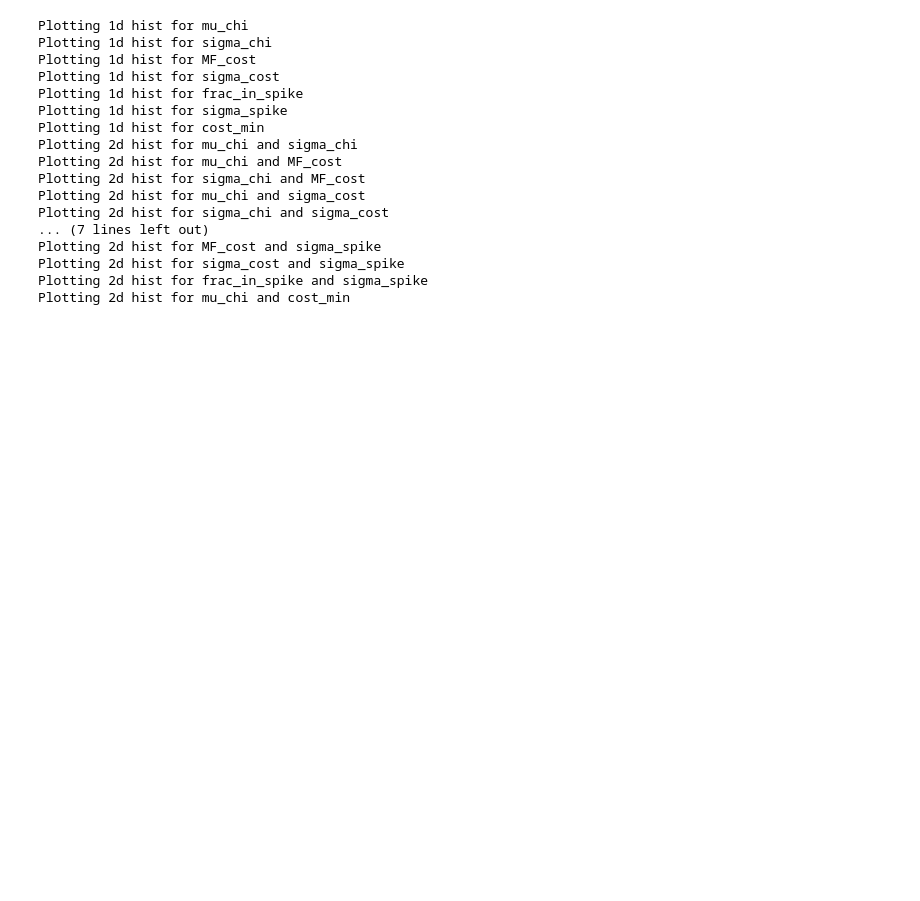
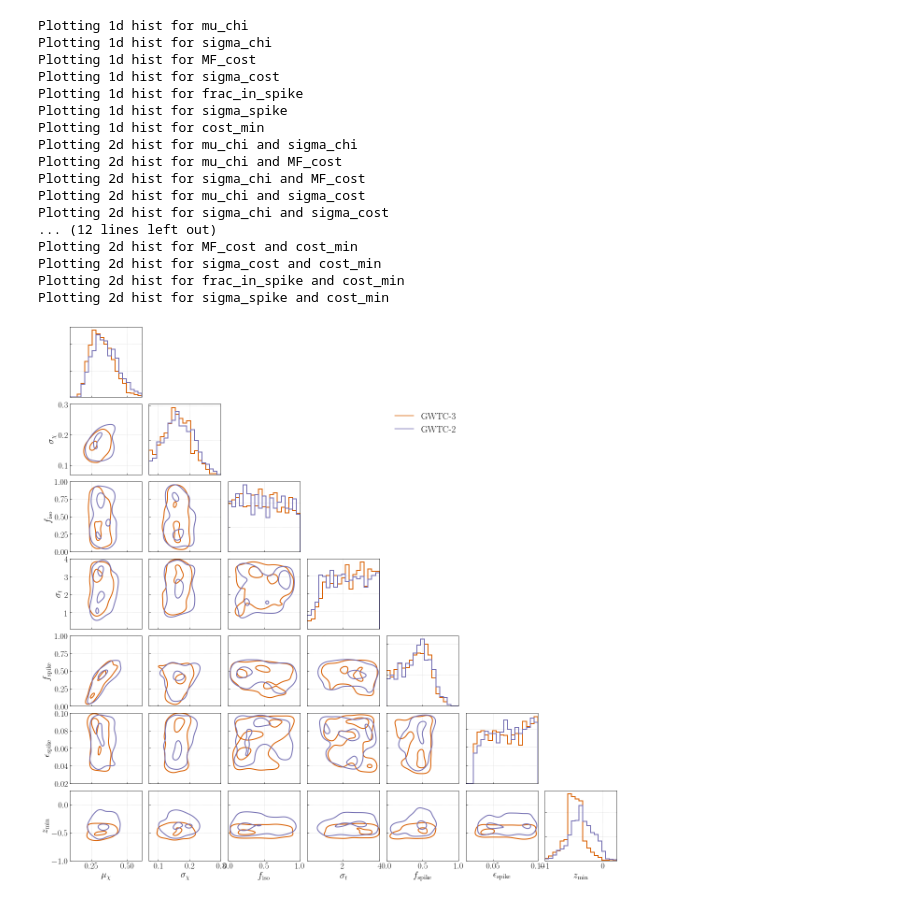
Before and after one commit to tcallister/gwtc3-spin-studies, a Jupyter notebook: figures/make_figure_14.ipynb, the cells around one changed output. Saved outputs shown, nothing was run; the diff lists cells and outputs as text; code cells hidden in the pictures; blank space fills up the shorter version.

```diff
--- a/figures/make_figure_14.ipynb
+++ b/figures/make_figure_14.ipynb
@@ -11,7 +11,7 @@ import json
 
 with open(f'../data/component_spin_betaSpikePlusTruncatedMixture.json', 'r') as f:
     gwtc3_results = json.load(f)
-with open(f'../data/component_spin_betaSpikePlusTruncatedMixture.json', 'r') as f:
+with open(f'../data/component_spin_betaSpikePlusTruncatedMixture_just_gwtc2.json', 'r') as f:
     gwtc2_results = json.load(f)
 # %%
 # Macros for plotting
@@ -27,7 +27,8 @@ linestyles=['solid', 'solid']
 variables = ['mu_chi', 'sigma_chi', 'MF_cost', 'sigma_cost', 'frac_in_spike', 'sigma_spike', 'cost_min']
 labels = [r"$\mu_\chi$", r"$\sigma_\chi$", r"$f_\mathrm{iso}$", r"$\sigma_t$",  r"$f_\mathrm{spike}$",
           r"$\epsilon_\mathrm{spike}$" , r"$z_\mathrm{min}$" ]
-limits = [(0.1, 0.5), (0.07, 0.35), (0,1), (0.1,4), (0,1), (0.02,0.1), (-1,0)]
+eps_min = 0.03
+limits = [(0.1, 0.6), (0.07, 0.3), (0,1), (0.1,4), (0,1), (eps_min,0.1), (-1,0.25)]
 # %%
 # Make figure
 nVars = 7
@@ -55,7 +56,7 @@ for i, var in enumerate(variables):
         if var in data.keys():
 
             # Fetch data for this variable
-            samples = data[var]['processed']
+            samples = np.asarray(data[var]['processed'])[np.asarray(data['sigma_spike']['processed'])>eps_min]
 
             # Plot histogram
             ax.hist(samples, bins=np.linspace(min_lim,max_lim,nbins), histtype='step',
@@ -107,9 +108,9 @@ for i_row in np.arange(nVars):
                 if variables[i_col] in data.keys() and variables[i_row] in data.keys():
 
                     # Fetch data
-                    samples_x = data[variables[i_col]]['processed']
+                    samples_x = np.asarray(data[variables[i_col]]['processed'])[np.asarray(data['sigma_spike']['processed'])>eps_min]
 
-                    samples_y = data[variables[i_row]]['processed']
+                    samples_y = np.asarray(data[variables[i_row]]['processed'])[np.asarray(data['sigma_spike']['processed'])>eps_min]
 
                     # Plot histogram
                     sns.kdeplot(samples_x, y=samples_y,
@@ -134,35 +135,36 @@ for i_row in np.arange(nVars):
 
             # ticks also depend on which specific axis
             if i_col!=0 and i_row!=nVars-1:
                 ax.set_xticklabels([])
                 ax.set_yticklabels([])
             elif i_col!=0 and i_row==nVars-1:
                 ax.set_yticklabels([])
             elif i_col==0 and i_row!=nVars-1:
                 ax.set_xticklabels([])
 
 # Legend
 handles = [Line2D([], [], color=colors[i],ls=linestyles[i],label=model_labels[i]) for i in range(len(model_labels))]
 axes[1, 4].legend(handles=handles, loc='upper left', fontsize=20)
 
 plt.subplots_adjust(hspace=0.1, wspace=0.1)
 
 #plt.savefig('figure_14.pdf',bbox_inches='tight',dpi=200)
 # %% [output]
 Plotting 1d hist for mu_chi
 Plotting 1d hist for sigma_chi
 Plotting 1d hist for MF_cost
 Plotting 1d hist for sigma_cost
 Plotting 1d hist for frac_in_spike
 Plotting 1d hist for sigma_spike
 Plotting 1d hist for cost_min
 Plotting 2d hist for mu_chi and sigma_chi
 Plotting 2d hist for mu_chi and MF_cost
 Plotting 2d hist for sigma_chi and MF_cost
 Plotting 2d hist for mu_chi and sigma_cost
 Plotting 2d hist for sigma_chi and sigma_cost
-... (7 lines left out)
-Plotting 2d hist for MF_cost and sigma_spike
-Plotting 2d hist for sigma_cost and sigma_spike
-Plotting 2d hist for frac_in_spike and sigma_spike
-Plotting 2d hist for mu_chi and cost_min
+... (12 lines left out)
+Plotting 2d hist for MF_cost and cost_min
+Plotting 2d hist for sigma_cost and cost_min
+Plotting 2d hist for frac_in_spike and cost_min
+Plotting 2d hist for sigma_spike and cost_min
+[figure, added]
```
Also changed, not shown: 29 other files.
